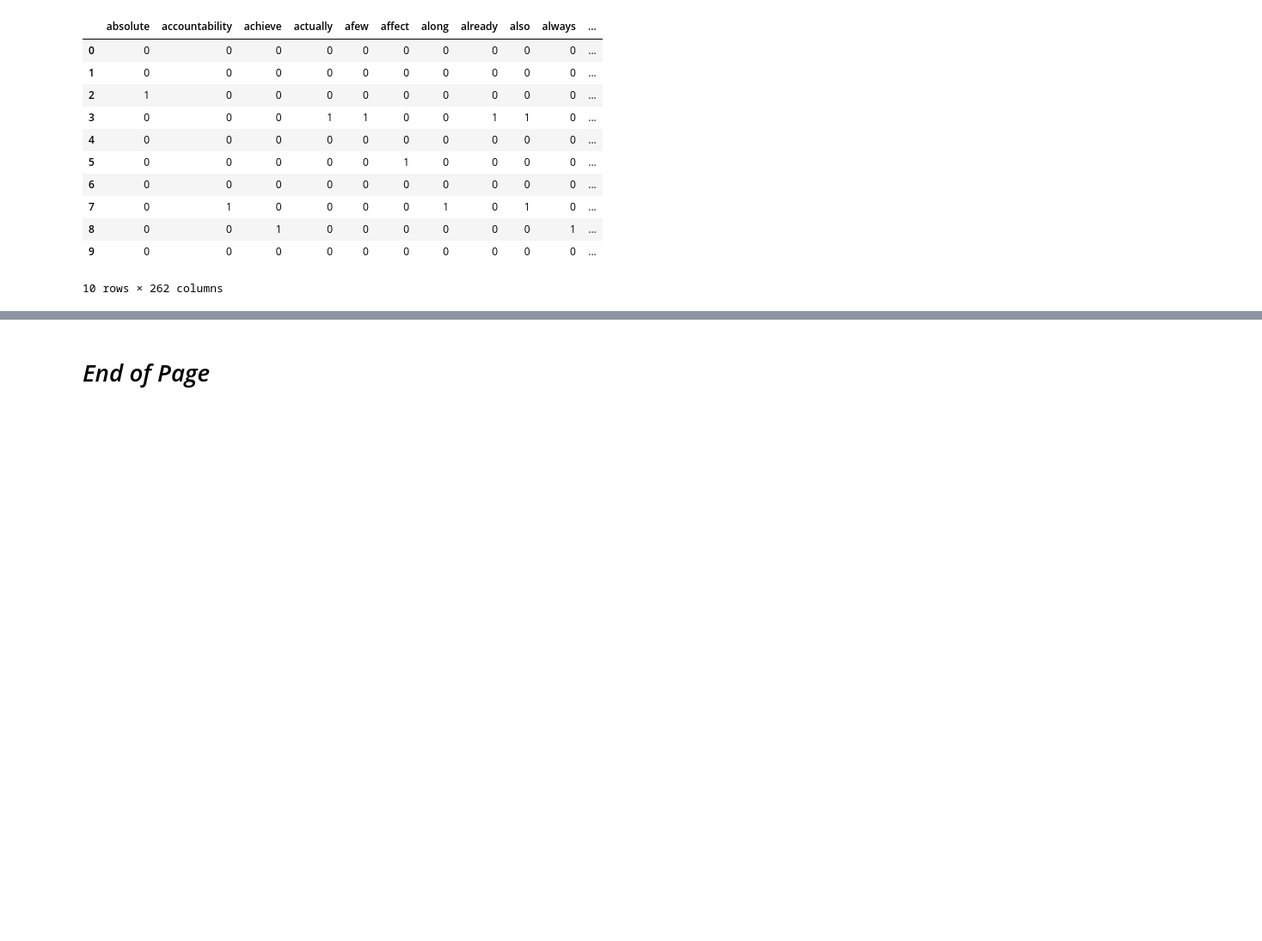
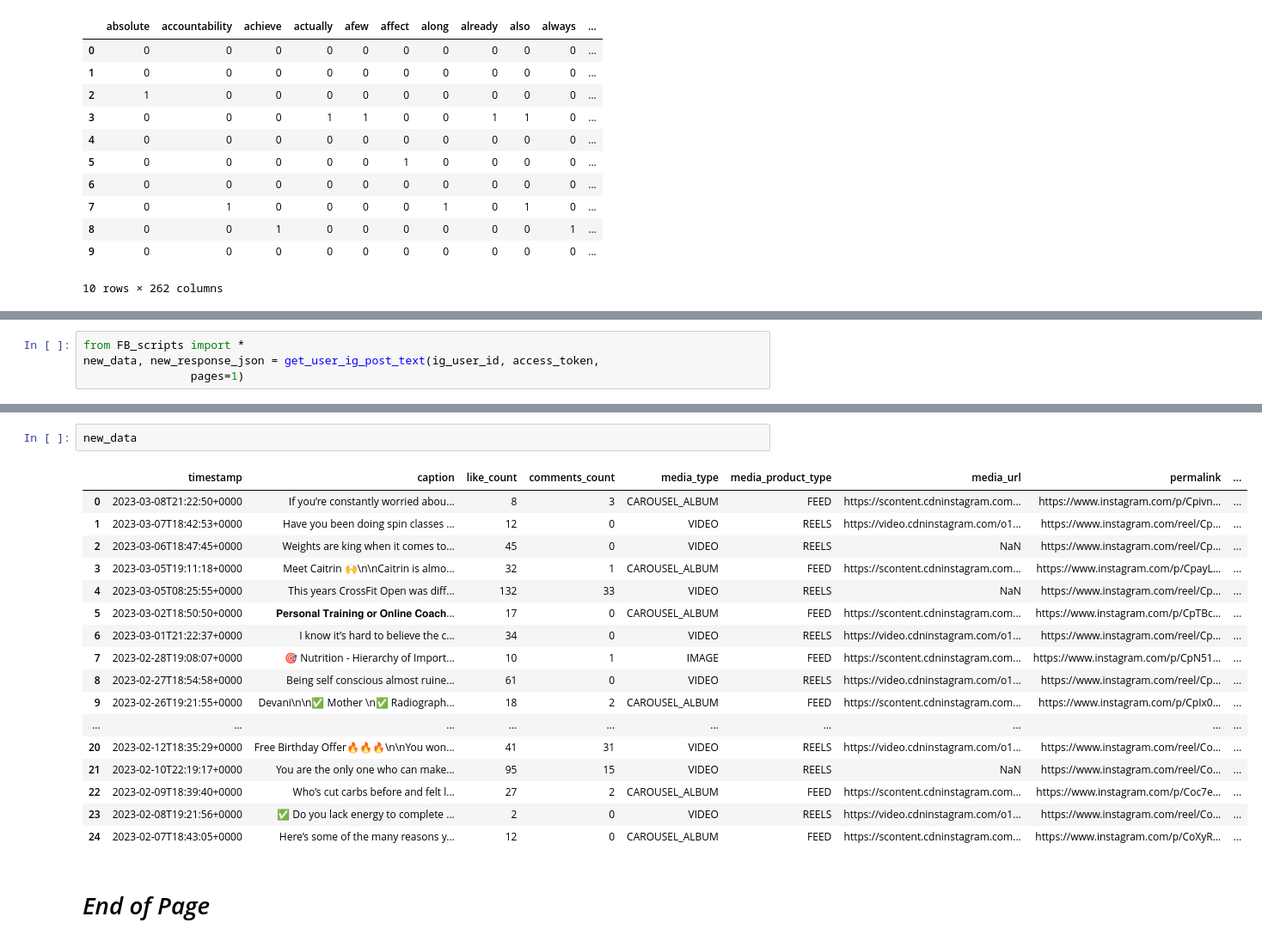
Before and after one commit to silvhua/online-PT-business-KPI, a Jupyter notebook: notebooks/2023-03-05 tfidf top vs bottom posts.ipynb, the cells around one changed output, grey strips where cells are left out. Shown: that part at 86% size. Saved outputs shown, nothing was run; the diff lists cells and outputs as text; blank space fills up the shorter version.

```diff
--- a/notebooks/2023-03-05 tfidf top vs bottom posts.ipynb
+++ b/notebooks/2023-03-05 tfidf top vs bottom posts.ipynb
@@ -608,0 +700,4 @@ tfidf
+# %%
+from FB_scripts import *
+new_data, new_response_json = get_user_ig_post_text(ig_user_id, access_token,
+                pages=1)
@@ -609,2 +714,22 @@ tfidf
+# %%
+new_data
+# %% [output]
+|  | timestamp | caption | like_count | comments_count | media_type | media_product_type | media_url | permalink | ... |
+| 0 | 2023-03-08T21:22:50+0000 | If you’re constantly worried abou... | 8 | 3 | CAROUSEL_ALBUM | FEED | https://scontent.cdninstagram.com... | https://www.instagram.com/p/Cpivn... | ... |
+| 1 | 2023-03-07T18:42:53+0000 | Have you been doing spin classes ... | 12 | 0 | VIDEO | REELS | https://video.cdninstagram.com/o1... | https://www.instagram.com/reel/Cp... | ... |
+| 2 | 2023-03-06T18:47:45+0000 | Weights are king when it comes to... | 45 | 0 | VIDEO | REELS | NaN | https://www.instagram.com/reel/Cp... | ... |
+| 3 | 2023-03-05T19:11:18+0000 | Meet Caitrin 🙌\n\nCaitrin is almo... | 32 | 1 | CAROUSEL_ALBUM | FEED | https://scontent.cdninstagram.com... | https://www.instagram.com/p/CpayL... | ... |
+| 4 | 2023-03-05T08:25:55+0000 | This years CrossFit Open was diff... | 132 | 33 | VIDEO | REELS | NaN | https://www.instagram.com/reel/Cp... | ... |
+| 5 | 2023-03-02T18:50:50+0000 | 𝐏𝐞𝐫𝐬𝐨𝐧𝐚𝐥 𝐓𝐫𝐚𝐢𝐧𝐢𝐧𝐠 𝐨𝐫 𝐎𝐧𝐥𝐢𝐧𝐞 𝐂𝐨𝐚𝐜𝐡... | 17 | 0 | CAROUSEL_ALBUM | FEED | https://scontent.cdninstagram.com... | https://www.instagram.com/p/CpTBc... | ... |
+| 6 | 2023-03-01T21:22:37+0000 | I know it’s hard to believe the c... | 34 | 0 | VIDEO | REELS | https://video.cdninstagram.com/o1... | https://www.instagram.com/reel/Cp... | ... |
+| 7 | 2023-02-28T19:08:07+0000 | 🎯 Nutrition - Hierarchy of Import... | 10 | 1 | IMAGE | FEED | https://scontent.cdninstagram.com... | https://www.instagram.com/p/CpN51... | ... |
+| 8 | 2023-02-27T18:54:58+0000 | Being self conscious almost ruine... | 61 | 0 | VIDEO | REELS | https://video.cdninstagram.com/o1... | https://www.instagram.com/reel/Cp... | ... |
+| 9 | 2023-02-26T19:21:55+0000 | Devani\n\n✅ Mother \n✅ Radiograph... | 18 | 2 | CAROUSEL_ALBUM | FEED | https://scontent.cdninstagram.com... | https://www.instagram.com/p/CpIx0... | ... |
+| ... | ... | ... | ... | ... | ... | ... | ... | ... | ... |
+| 20 | 2023-02-12T18:35:29+0000 | Free Birthday Offer🔥🔥🔥\n\nYou won... | 41 | 31 | VIDEO | REELS | https://video.cdninstagram.com/o1... | https://www.instagram.com/reel/Co... | ... |
+| 21 | 2023-02-10T22:19:17+0000 | You are the only one who can make... | 95 | 15 | VIDEO | REELS | NaN | https://www.instagram.com/reel/Co... | ... |
+| 22 | 2023-02-09T18:39:40+0000 | Who’s cut carbs before and felt l... | 27 | 2 | CAROUSEL_ALBUM | FEED | https://scontent.cdninstagram.com... | https://www.instagram.com/p/Coc7e... | ... |
+| 23 | 2023-02-08T19:21:56+0000 | ✅ Do you lack energy to complete ... | 2 | 0 | VIDEO | REELS | https://video.cdninstagram.com/o1... | https://www.instagram.com/reel/Co... | ... |
+| 24 | 2023-02-07T18:43:05+0000 | Here’s some of the many reasons y... | 12 | 0 | CAROUSEL_ALBUM | FEED | https://scontent.cdninstagram.com... | https://www.instagram.com/p/CoXyR... | ... |
 # %% [markdown]
 # *End of Page*
```
Also changed, not shown: parts of 14 cells of this notebook.
